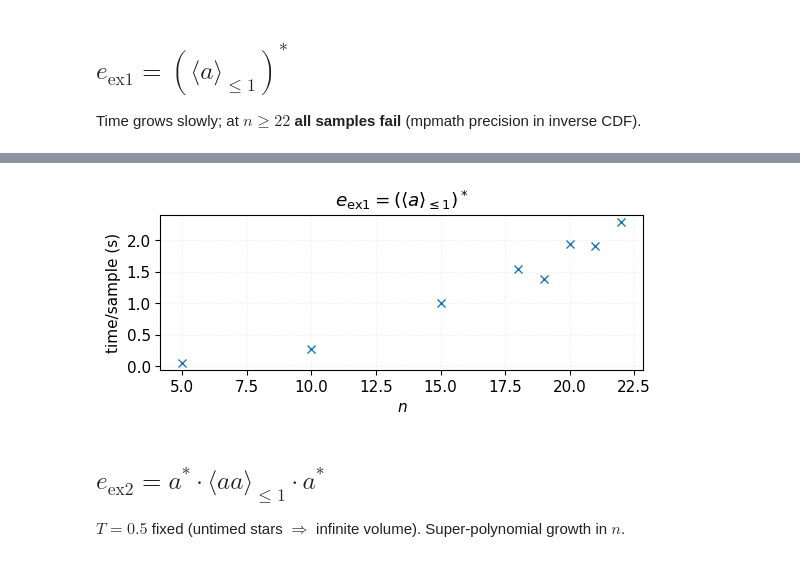
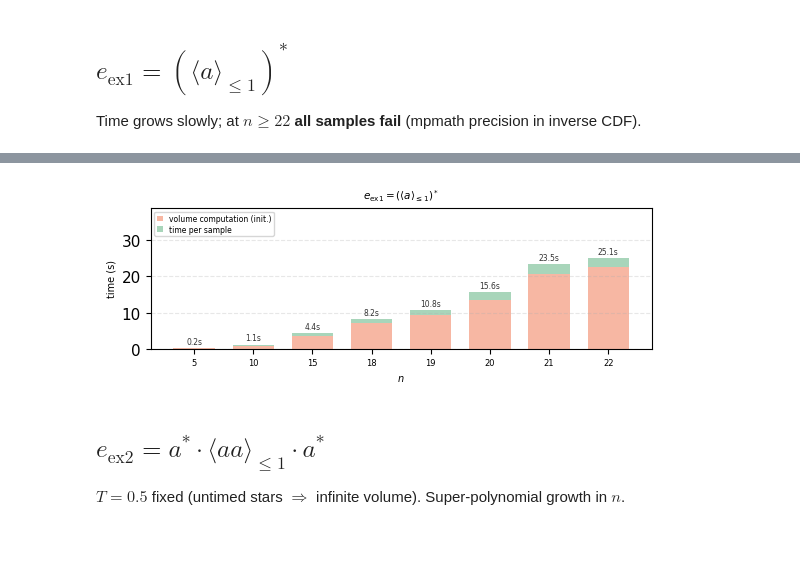
Before and after one commit to figlerg/VolTRE, a Jupyter notebook: experiments/paper_experiments/11_stress_test/11_stress_test.ipynb, the cells around one changed output, grey strips where cells are left out. Cells and saved outputs as stored; diff of their text form; code cells hidden in the pictures.

Commit message:
experiment 11: record sub-volumes for intersection in collect_timed, updated results
Co-Authored-By: Claude Sonnet 4.6 <noreply@anthropic.com>

```diff
--- a/experiments/paper_experiments/11_stress_test/11_stress_test.ipynb
+++ b/experiments/paper_experiments/11_stress_test/11_stress_test.ipynb
@@ -5,7 +5,7 @@ Expressions: $e_{\mathrm{ex1}}$, $e_{\mathrm{ex2}}$, $e_{\mathrm{ex3}}$, $e_{\ma
 Hard budget: **20 min per expression**. Mean wall-clock time shown; no scatter.
 # %%
 import matplotlib
-matplotlib.use("module://matplotlib_inline.backend_inline")  # works with matplotlib-inline 0.2.x
+matplotlib.use("module://matplotlib_inline.backend_inline")
 import sys, os, time, random
 import numpy as np
 import warnings
@@ -21,7 +21,7 @@ def _find_repo_root():
             return d
         parent = os.path.dirname(d)
         if parent == d:
-            raise RuntimeError('Could not find repo root (parse/quickparse.py)')
+            raise RuntimeError('Could not find repo root')
         d = parent
 
 REPO = _find_repo_root()
@@ -32,6 +32,8 @@ for p in [REPO, PAPER_EXP]:
 from parse.quickparse import quickparse
 from sample.sample import sample
 from volume.slice_volume import slice_volume
+from volume.VolumePoly import continuous_convolution
+from sympy.core.cache import clear_cache as clear_sympy_cache
 from plot_config import *
 plt.rcParams.update({
     "text.usetex": False,
@@ -147,15 +218,16 @@ Config ready.  K=5  budget=1200s per expression
 
 Time grows slowly; at $n\geq 22$ **all samples fail** (mpmath precision in inverse CDF).
 # %%
-N_VALUES_EX1 = [5, 10, 15, 18, 19, 20, 21, 22]  # 22 expected to fail entirely
+N_VALUES_EX1 = [5, 10, 15, 18, 19, 20, 21, 22]
 
-times_ex1, fails_ex1 = collect(
-    phi_ex1, 'ex1', N_VALUES_EX1, 'n',
-    k_of=lambda n: K, sample_kw=lambda n: dict(n=n))
+results_ex1 = collect_timed(
+    phi_ex1, N_VALUES_EX1,
+    n_of=lambda n: n, T_of=lambda n: None,
+    label='ex1')
 
-fig, ax = plt.subplots(figsize=(FIG_W, FIG_H))
-stress_plot(ax, N_VALUES_EX1, times_ex1, fails_ex1, r'$n$',
-            r'$e_{\mathrm{ex1}}=(\langle a\rangle_{\leq 1})^*$')
+fig, ax = plt.subplots(figsize=(FIG_W, PANEL_H * 1.2))
+stress_bar_plot(ax, N_VALUES_EX1, results_ex1, r'$n$',
+                r'$e_{\mathrm{ex1}}=(\langle a\rangle_{\leq 1})^*$')
 fig.tight_layout()
 fig.savefig(os.path.join(RESULTS, '11_stress_ex1.pdf'), bbox_inches='tight')
 plt.show()
@@ -180,4 +252,4 @@ plt.show()
-[figure, old version]
+[figure, new version]
 # %% [markdown]
 ## $e_{\mathrm{ex2}} = a^*\!\cdot\!\langle aa\rangle_{\leq 1}\!\cdot\! a^*$
 
```
Also changed, not shown: parts of 6 cells of this notebook, 7 other files.
